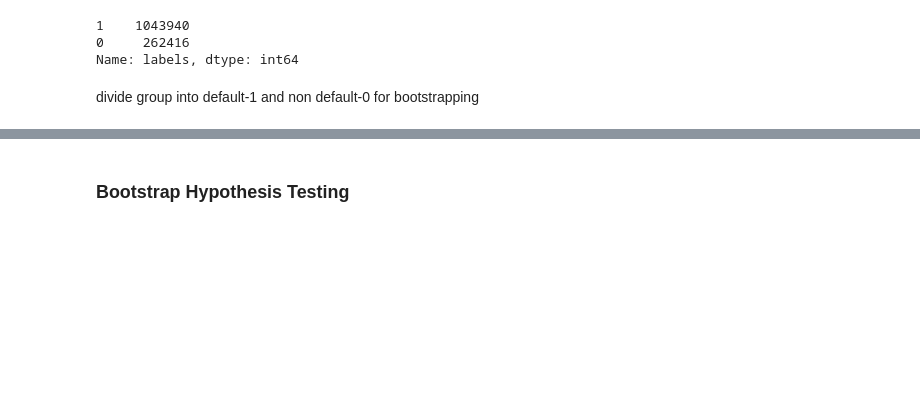
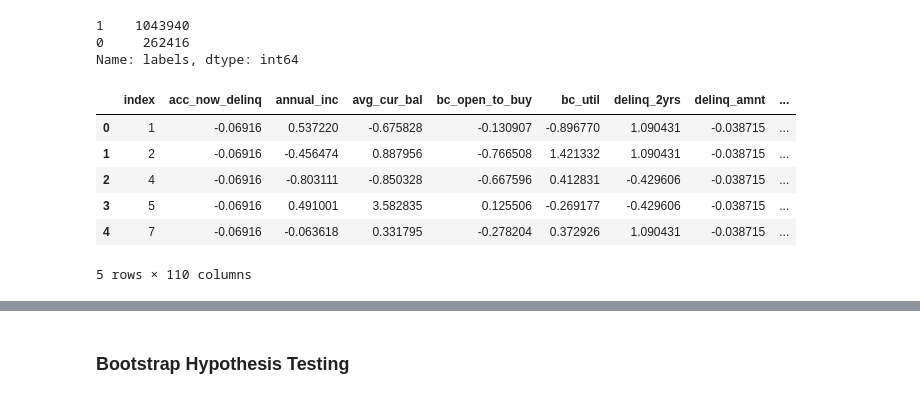
Before and after one commit to jslaga/SpringboardDSC, a Jupyter notebook: Capstone2/StatAnalysis.ipynb, the cells around one changed output, grey strips where cells are left out. Saved outputs shown, nothing was run; the diff lists cells and outputs as text; code cells hidden in the pictures; blank space fills up the shorter version.

```diff
--- a/Capstone2/StatAnalysis.ipynb
+++ b/Capstone2/StatAnalysis.ipynb
@@ -18,5 +21,21 @@ cl_df.labels.value_counts()
 1    1043940
 0     262416
 Name: labels, dtype: int64
-# %% [markdown]
-divide group into default-1 and non default-0  for bootstrapping
+# %%
+# Subset into two dataframes: charged_off(0) and fully_paid(1)
+
+charged_off = cl_df[cl_df.labels == 0]
+fully_paid = cl_df[cl_df.labels == 1]
+
+charged_off.reset_index(inplace=True)
+fully_paid.reset_index(inplace=True)
+
+fully_paid.head()
+# %% [output]
+|  | index | acc_now_delinq | annual_inc | avg_cur_bal | bc_open_to_buy | bc_util | delinq_2yrs | delinq_amnt | ... |
+| 0 | 1 | -0.06916 | 0.537220 | -0.675828 | -0.130907 | -0.896770 | 1.090431 | -0.038715 | ... |
+| 1 | 2 | -0.06916 | -0.456474 | 0.887956 | -0.766508 | 1.421332 | 1.090431 | -0.038715 | ... |
+| 2 | 4 | -0.06916 | -0.803111 | -0.850328 | -0.667596 | 0.412831 | -0.429606 | -0.038715 | ... |
+| 3 | 5 | -0.06916 | 0.491001 | 3.582835 | 0.125506 | -0.269177 | -0.429606 | -0.038715 | ... |
+| 4 | 7 | -0.06916 | -0.063618 | 0.331795 | -0.278204 | 0.372926 | 1.090431 | -0.038715 | ... |
+5 rows × 110 columns
```
Also changed, not shown: parts of 27 cells of this notebook, 1 other file.
